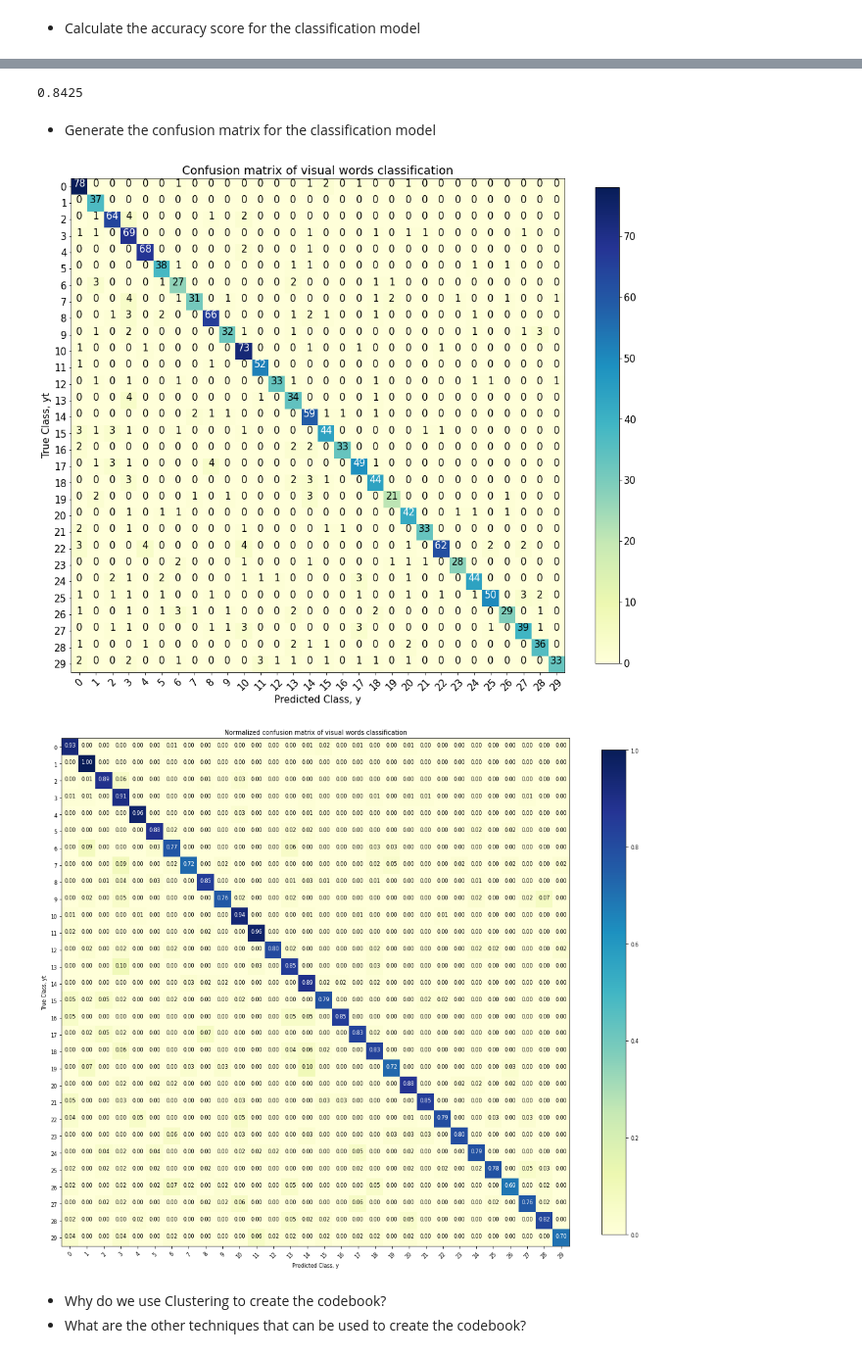
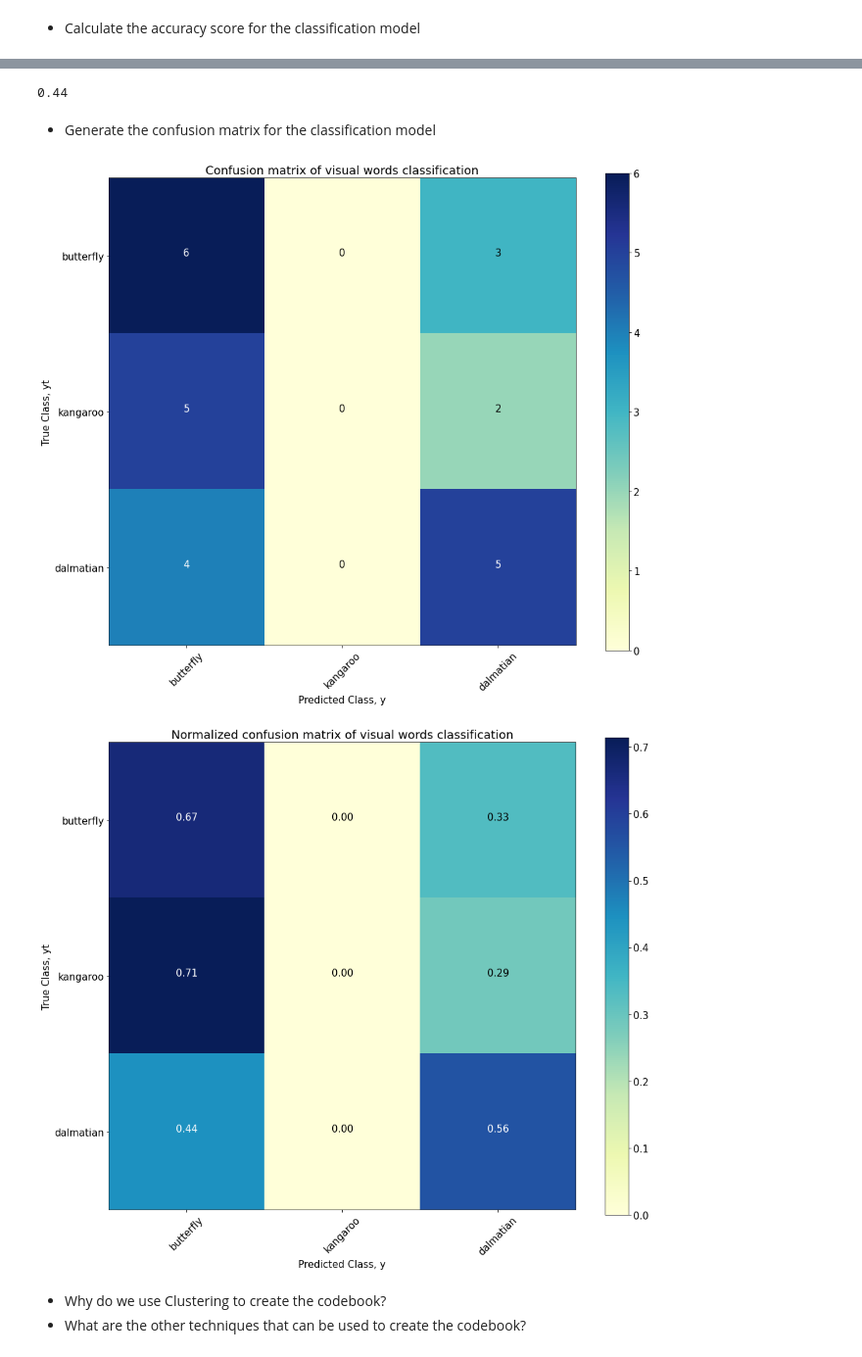
Before and after one commit to mario-rot/ComputerVisionCourse-MAI, a Jupyter notebook: Session 7/P7_Mario_Lauren.ipynb, the cells around one changed output, grey strips where cells are left out. Shown at 98% size. Saved outputs shown, nothing was run; the diff lists cells and outputs as text; code cells hidden in the pictures.

```diff
--- a/Session 7/P7_Mario_Lauren.ipynb
+++ b/Session 7/P7_Mario_Lauren.ipynb
@@ -165,7 +187,7 @@ from sklearn.model_selection import GridSearchCV
 # solution
 svc = SVC()
 clf = GridSearchCV(svc,{'C':[0.5,1,5,8,10,15], 'gamma':['scale','auto']})
-clf.fit(dcs_flatten,kmeans.labels_)
+clf.fit(vwr_img,y_train)
 # %% [output]
 GridSearchCV(estimator=SVC(),
              param_grid={'C': [0.5, 1, 5, 8, 10, 15],
@@ -194,7 +216,7 @@ The scale mode of SVC would use a gamma of 0.01565681734634834, then using auto
 # solution
 svc2 = SVC()
 clf2 = GridSearchCV(svc2,{'C':[1,5,10], 'gamma':[0.005,0.1,0.25,0.5,1.0]})
-clf2.fit(dcs_flatten,kmeans.labels_)
+clf2.fit(vwr_img,y_train)
 # %% [output]
 GridSearchCV(estimator=SVC(),
              param_grid={'C': [1, 5, 10],
@@ -223,7 +245,7 @@ pd.DataFrame(clf2.cv_results_)
 # solution
 svc3 = SVC()
 clf3 = GridSearchCV(svc3,{'C':[0.1,0.5,1,1.5], 'gamma':[0.0005,0.005,0.05,0.5]})
-clf3.fit(dcs_flatten,kmeans.labels_)
+clf3.fit(vwr_img,y_train)
 pd.DataFrame(clf3.cv_results_)
 # %% [output]
 |  | mean_fit_time | std_fit_time | mean_score_time | std_score_time | param_C | param_gamma | params | ... |
@@ -258,13 +280,15 @@ GridSearchCV(estimator=SVC(),
 # %%
 # solution
 kps_test,dcs_test = get_multi_ORB(descriptor_extractor,x_test)
-dcs_test_flatten =  np.reshape(dcs_test, (len(dcs_test)*dcs_test.shape[1],dcs_test.shape[2]))
-tst_labs = kmeans.predict(dcs_test_flatten)
+vwr_img_test = []
+for img_dsc in dcs_test:
+  vwr_img_test.append(kmeans.predict(img_dsc))
+vwr_img_test = np.array(vwr_img_test)
 
-plt.bar(list(range(30)),ske.histogram(tst_labs, 30)[0])
+plt.bar(list(range(30)),ske.histogram(np.concatenate(vwr_img_test), 30)[0])
 plt.title('Frequency of Visual Words Test Data')
 plt.ylabel('Number of visual words')
 plt.xlabel('Clusters')
 
-preds = clf3.predict(dcs_test_flatten)
+preds = clf3.predict(vwr_img_test)
 # %% [output]
@@ -274,24 +327,24 @@ preds = clf3.predict(dcs_test_flatten)
 # %%
 # solution
-print(accuracy_score(tst_labs, preds))
+print(accuracy_score(y_test, preds))
 # %% [output]
-0.8425
+0.44
 # %% [markdown]
 *   Generate the confusion matrix for the classification model
 # %%
 # solution
 from customplots import plot_confusion_matrix
 target_names  = list(range(30))
-plot_confusion_matrix(confusion_matrix(tst_labs, preds),target_names,False,'YlGnBu', 'Confusion matrix of visual words classification')
+plot_confusion_matrix(confusion_matrix(y_test, preds),categories,False,'YlGnBu', 'Confusion matrix of visual words classification')
 # %% [output]
-[figure, old version]
+[figure, new version]
 # %%
 # solution
 from customplots import plot_confusion_matrix
 target_names  = list(range(30))
-plot_confusion_matrix(confusion_matrix(tst_labs, preds),target_names,True,'YlGnBu', 'Normalized confusion matrix of visual words classification',fsizes={'font':8})
+plot_confusion_matrix(confusion_matrix(y_test, preds),categories,True,'YlGnBu', 'Normalized confusion matrix of visual words classification',fsizes={'font':15})
 # %% [output]
-[figure, old version]
+[figure, new version]
 # %% [markdown]
 *   Why do we use Clustering to create the codebook?
 *   What are the other techniques that can be used to create the codebook?
```
Also changed, not shown: parts of 24 cells of this notebook.
